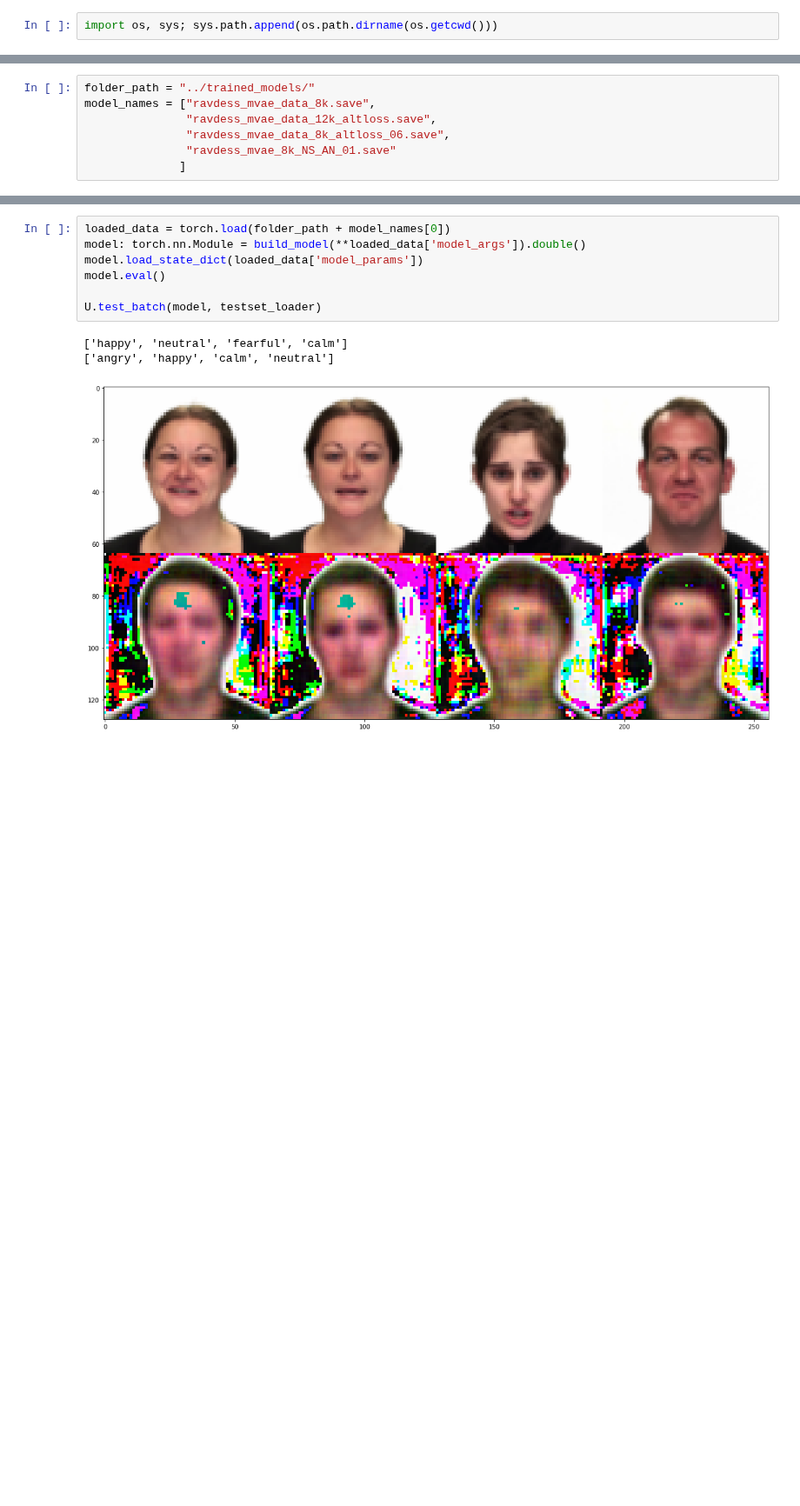
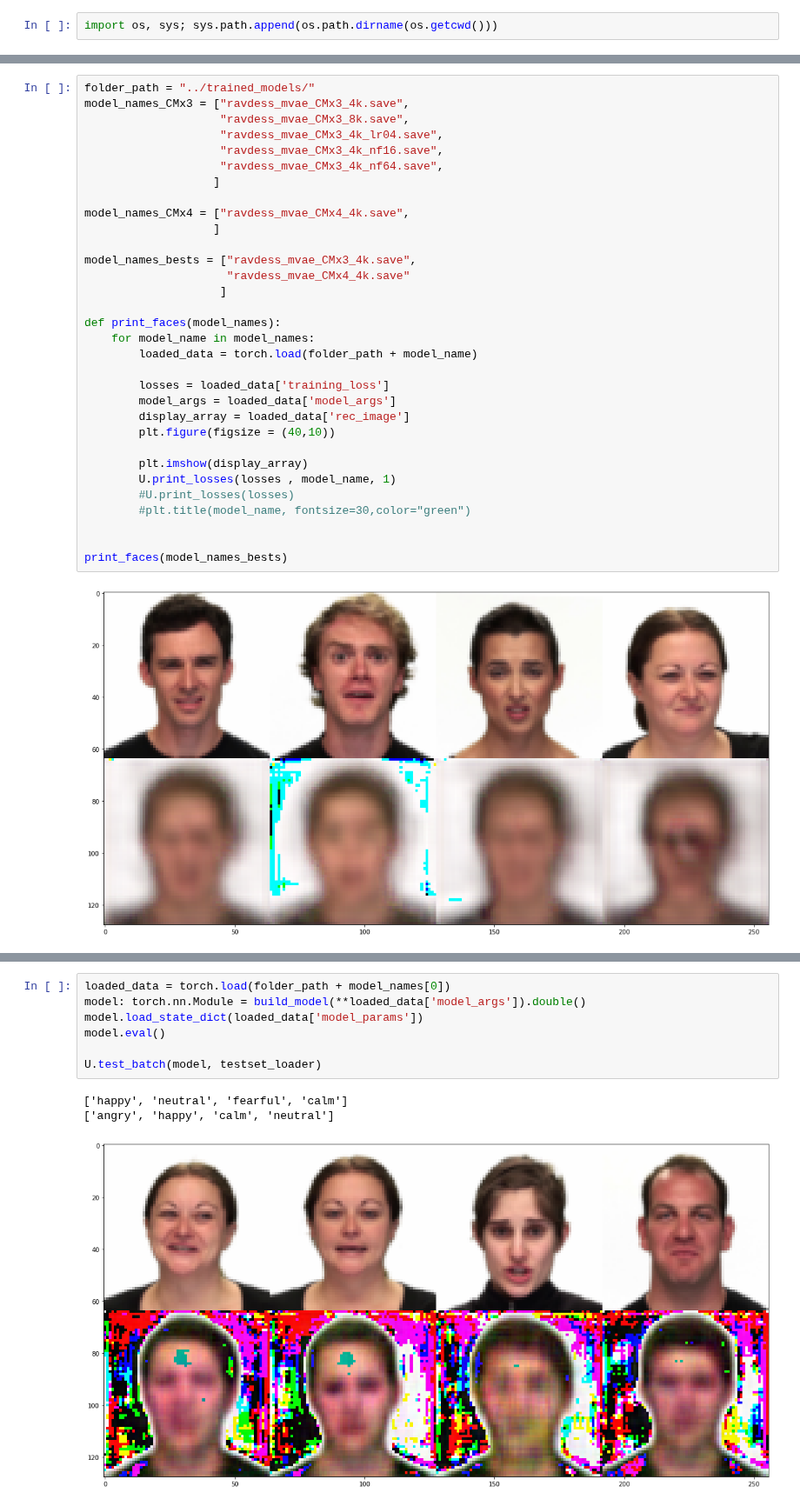
Before and after one commit to Ale-Ba2lero/Multimodal-Emotion-Analysis, a Jupyter notebook: src/mvae_torch/test_results.ipynb, the cells around one changed output, grey strips where cells are left out. Shown at 87% size. Saved outputs shown, nothing was run; the diff lists cells and outputs as text; blank space fills up the shorter version.

```diff
--- a/src/mvae_torch/test_results.ipynb
+++ b/src/mvae_torch/test_results.ipynb
@@ -15,8 +16,35 @@ from config_args import ConfigModelArgs, ConfigTrainArgs
 import torch_mvae_util as U
 # %%
 folder_path = "../trained_models/"
-model_names = ["ravdess_mvae_data_8k.save",
-               "ravdess_mvae_data_12k_altloss.save",
-               "ravdess_mvae_data_8k_altloss_06.save",
-               "ravdess_mvae_8k_NS_AN_01.save"
-              ]
+model_names_CMx3 = ["ravdess_mvae_CMx3_4k.save",
+                    "ravdess_mvae_CMx3_8k.save",
+                    "ravdess_mvae_CMx3_4k_lr04.save",
+                    "ravdess_mvae_CMx3_4k_nf16.save",
+                    "ravdess_mvae_CMx3_4k_nf64.save",
+                   ]
+
+model_names_CMx4 = ["ravdess_mvae_CMx4_4k.save",
+                   ]
+
+model_names_bests = ["ravdess_mvae_CMx3_4k.save",
+                     "ravdess_mvae_CMx4_4k.save"
+                    ]
+
+def print_faces(model_names):
+    for model_name in model_names:
+        loaded_data = torch.load(folder_path + model_name)
+
+        losses = loaded_data['training_loss']
+        model_args = loaded_data['model_args']
+        display_array = loaded_data['rec_image']
+        plt.figure(figsize = (40,10))
+
+        plt.imshow(display_array)
+        U.print_losses(losses , model_name, 1)
+        #U.print_losses(losses)
+        #plt.title(model_name, fontsize=30,color="green")
+
+
+print_faces(model_names_bests)
+# %% [output]
+[figure, added]
```
Also changed, not shown: parts of 4 cells of this notebook, 7 other files.
